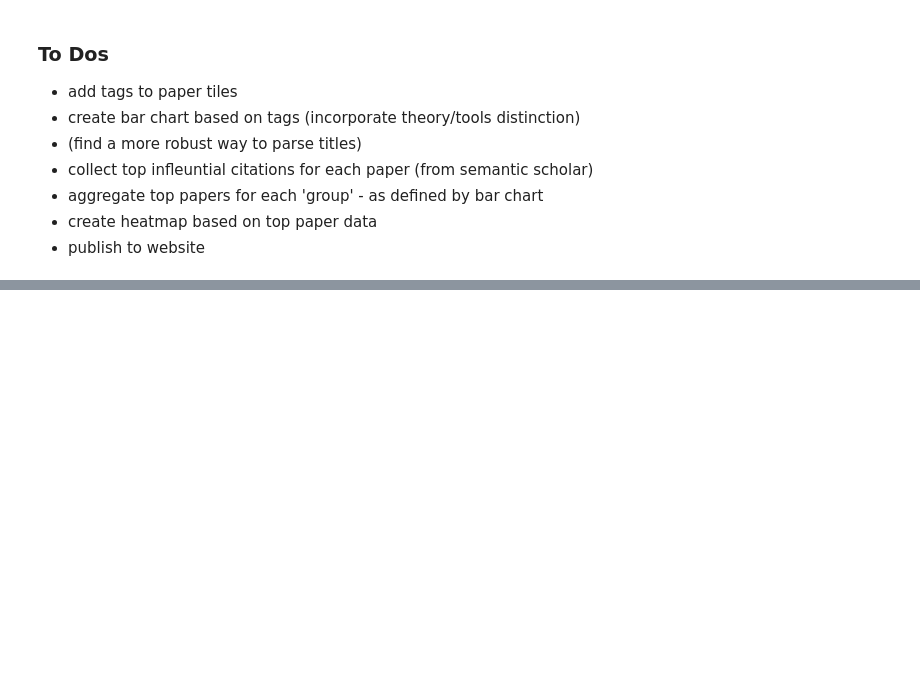
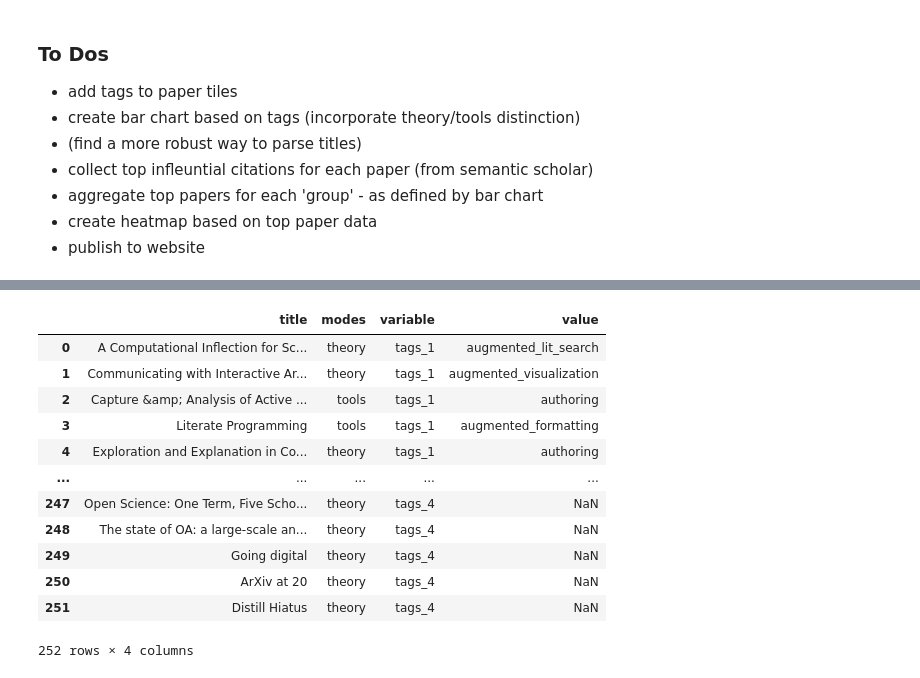
Before and after one commit to lelabbady/Influential_References, a Jupyter notebook: Reference_barchart_EL.ipynb, the cells around one changed output, grey strips where cells are left out. Saved outputs shown, nothing was run; the diff lists cells and outputs as text; code cells hidden in the pictures; blank space fills up the shorter version.

```diff
--- a/Reference_barchart_EL.ipynb
+++ b/Reference_barchart_EL.ipynb
@@ -77,0 +125,17 @@ paper_tags = json.load(f)
+# %%
+df_long = pd.melt(df, id_vars=['title','modes'] , value_vars=['tags_1', 'tags_2', 'tags_3', 'tags_4'])
+df_long
+# %% [output]
+|  | title | modes | variable | value |
+| 0 | A Computational Inflection for Sc... | theory | tags_1 | augmented_lit_search |
+| 1 | Communicating with Interactive Ar... | theory | tags_1 | augmented_visualization |
+| 2 | Capture &amp; Analysis of Active ... | tools | tags_1 | authoring |
+| 3 | Literate Programming | tools | tags_1 | augmented_formatting |
+| 4 | Exploration and Explanation in Co... | theory | tags_1 | authoring |
+| ... | ... | ... | ... | ... |
+| 247 | Open Science: One Term, Five Scho... | theory | tags_4 | NaN |
+| 248 | The state of OA: a large-scale an... | theory | tags_4 | NaN |
+| 249 | Going digital | theory | tags_4 | NaN |
+| 250 | ArXiv at 20 | theory | tags_4 | NaN |
+| 251 | Distill Hiatus | theory | tags_4 | NaN |
+252 rows × 4 columns
```
Also changed, not shown: parts of 13 cells of this notebook.
